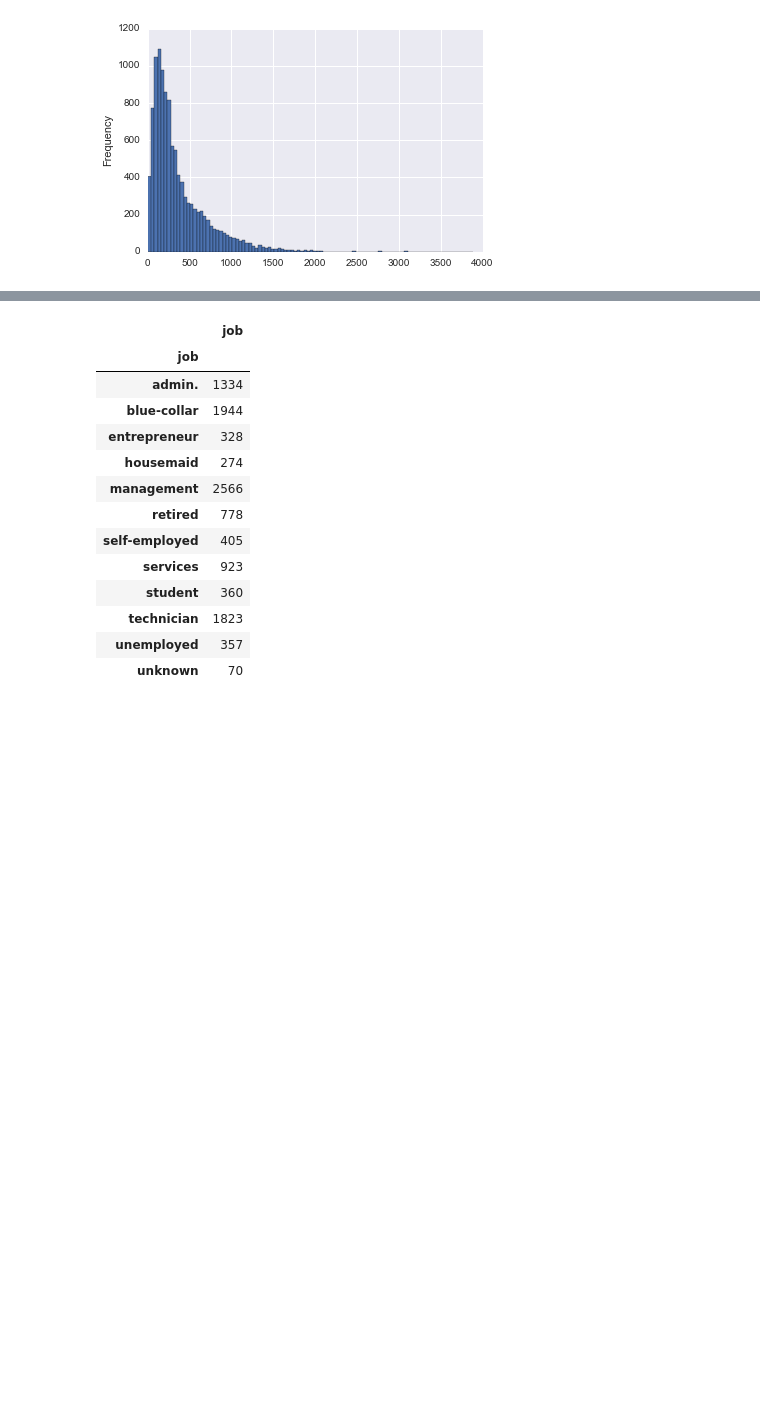
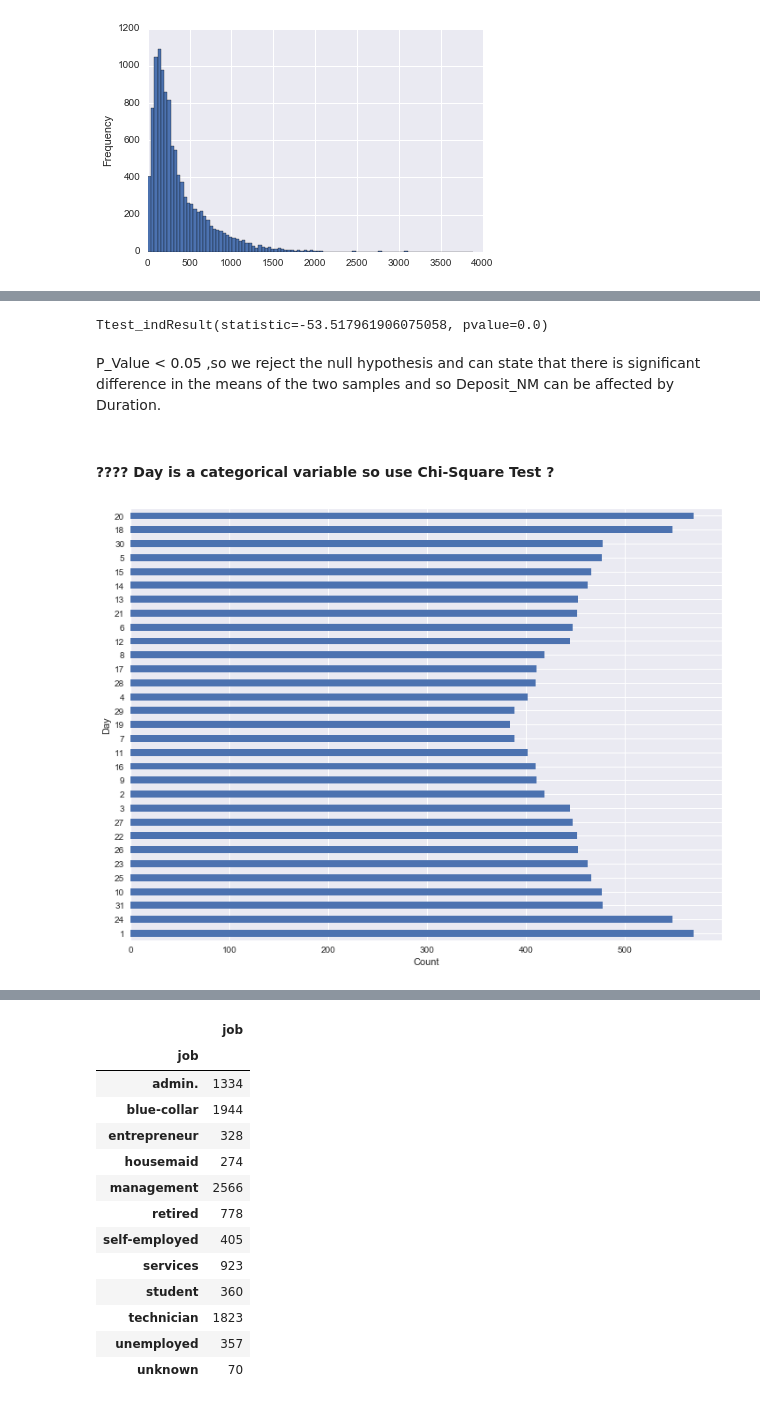
Before and after one commit to chinshaunakdesai/DataScienceWork, a Jupyter notebook: PropensityToBuy/Chintan_UCI_BankCampaigns_EDA.ipynb, the cells around one changed output, grey strips where cells are left out. Drawn from its saved outputs; the diff is of its cells as text; code cells hidden in the pictures; blank space fills up the shorter version.

```diff
--- a/PropensityToBuy/Chintan_UCI_BankCampaigns_EDA.ipynb
+++ b/PropensityToBuy/Chintan_UCI_BankCampaigns_EDA.ipynb
@@ -273,2 +312,35 @@ pd.DataFrame(bankcampaigns.groupby( ['deposit_nm'])['duration'].describe().loc[:
+# %%
+stats.ttest_ind(bankcampaigns[bankcampaigns['deposit_nm']==0]['duration'],bankcampaigns[bankcampaigns['deposit_nm']==1]['duration'])
+# %% [output]
+Ttest_indResult(statistic=-53.517961906075058, pvalue=0.0)
+# %% [markdown]
+P_Value < 0.05 ,so we reject the null hypothesis and can state that there is significant difference in the means of the two samples and so Deposit_NM can be affected by Duration.
+# %% [markdown]
+#### ???? Day is a categorical variable so use Chi-Square Test ?
+# %%
+day = bankcampaigns['day'].value_counts().plot(kind='barh')
+
+#sorted_day=bankcampaigns['day'].value_counts()
+
+#dday = sorted_day.sort_values()
+
+
+
+day = dday.plot(kind='barh')
+day.set_xlabel("Count")
+day.set_ylabel("Day")
+
+# Get current size
+fig_size = plt.rcParams["figure.figsize"]
+
+# Prints: [8.0, 6.0]
+#print "Current size:", fig_size
+
+# Set figure width to 12 and height to 9
+fig_size[0] = 12
+fig_size[1] = 9
+plt.rcParams["figure.figsize"] = fig_size
+# %% [output]
+[figure, added]
 # %%
 
```
Also changed, not shown: parts of 37 cells of this notebook.
